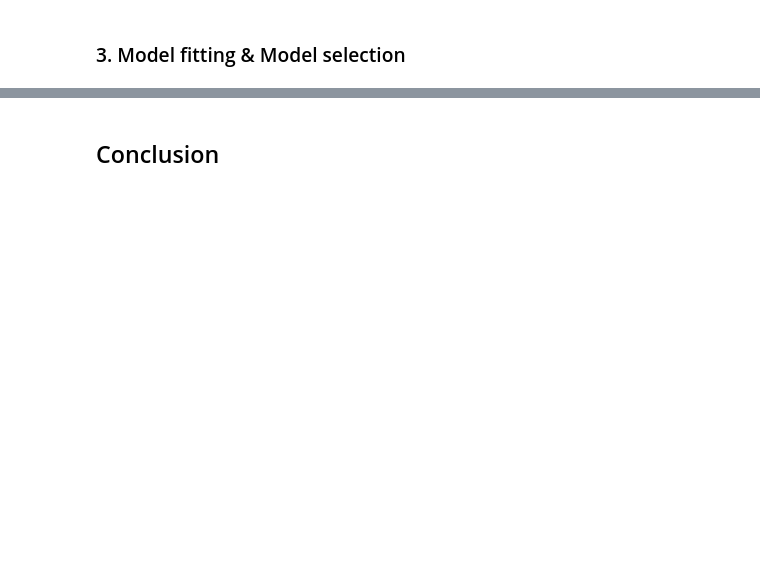
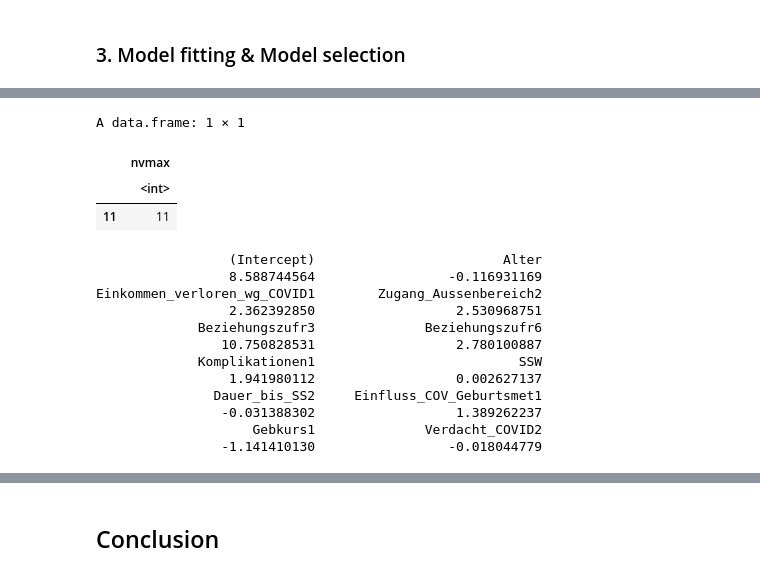
Before and after one commit to hannahmey/meyerhoff_DSP_S21, a Jupyter notebook: Final Project Hannah.ipynb, the cells around one changed output, grey strips where cells are left out. Saved outputs shown, nothing was run; the diff lists cells and outputs as text; code cells hidden in the pictures; blank space fills up the shorter version.

```diff
--- a/Final Project Hannah.ipynb
+++ b/Final Project Hannah.ipynb
@@ -831,0 +830,7 @@ The three different methods all result in different amount of predictors and als
+# %%
+#first create a new dataframe with only the predictors (exclude ldfn & EPDS_tot)
+data3 <- data[,c("Alter", "Kinder", "Ausbildungsabschluss", "Ausbildungsjahre", "Beschäftigungsgrad", "Finanzstatus", "Einkommen_verloren_wg_COVID"
+              , "Wohnsitz", "Zugang_Aussenbereich", "Beziehungsstatus", "Beziehungszufr", "Komplikationen", "SSW", "Planung_SS", "Dauer_bis_SS",
+                "Reproduktionsmed", "Anzahl_SS", "Anzahl_Geb", "MehrlingsSS", "RisikoSS", "chron_Krank", "Einfluss_COV_Geburtsmet",
+                "Gebkurs", "Diagnose", "Verdacht_COVID", "GAD7_tot")]
+head(data3)
@@ -831,0 +847,21 @@ The three different methods all result in different amount of predictors and als
+# %%
+# Now I want to find out which are the best predictors for GAD. Therefore I use the stepwise selection (hybrid approach
+# of backward & forward selection). I used this method because this approach attempts to more closely mimic best subset selection while retaining
+# the computational advantages of forward and backward stepwise selection).
+# I already implement the stepwise selection in the k-fold cross validation.
+# I use the k-fold CV because the k-fold cross-validation doesn't overestimate the test error rate and is easier to
+# compute since less code needs to be written in comparison to LOOCV.
+# I use a 10-fold CV and for the backward selection a maximum of 25 variables.
+
+
+# Set seed for reproducibility
+set.seed(1)
+# Set up repeated k-fold cross-validation
+train.control.gad.seq <- trainControl(method = "cv", number = 10)
+# Train the model
+step.model.gad.seq <- train(GAD7_tot ~., data = data3,
+                    method = "leapSeq",
+                    tuneGrid = data.frame(nvmax = 1:25),
+                    trControl = train.control.gad.seq
+                    )
+step.model.gad.seq
@@ -831,0 +888,21 @@ The three different methods all result in different amount of predictors and als
+# %%
+# Now I want to find out which model is the best
+step.model.gad.seq$bestTune # The model with 11 predictors is the best
+coef(step.model.gad.seq$finalModel, 11) # Here are the predictors and their coefficients
+# %% [output]
+A data.frame: 1 × 1
+|  | nvmax |
+|  | <int> |
+| 11 | 11 |
+                 (Intercept)                        Alter
+                 8.588744564                 -0.116931169
+Einkommen_verloren_wg_COVID1        Zugang_Aussenbereich2
+                 2.362392850                  2.530968751
+             Beziehungszufr3              Beziehungszufr6
+                10.750828531                  2.780100887
+             Komplikationen1                          SSW
+                 1.941980112                  0.002627137
+               Dauer_bis_SS2     Einfluss_COV_Geburtsmet1
+                -0.031388302                  1.389262237
+                    Gebkurs1              Verdacht_COVID2
+                -1.141410130                 -0.018044779
```
Also changed, not shown: parts of 62 cells of this notebook.
